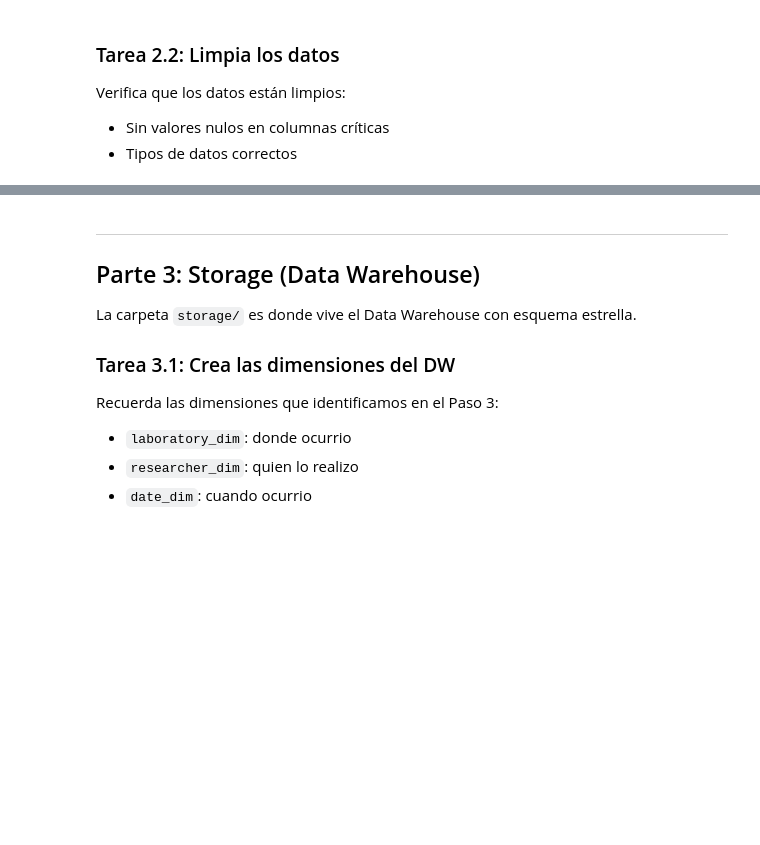
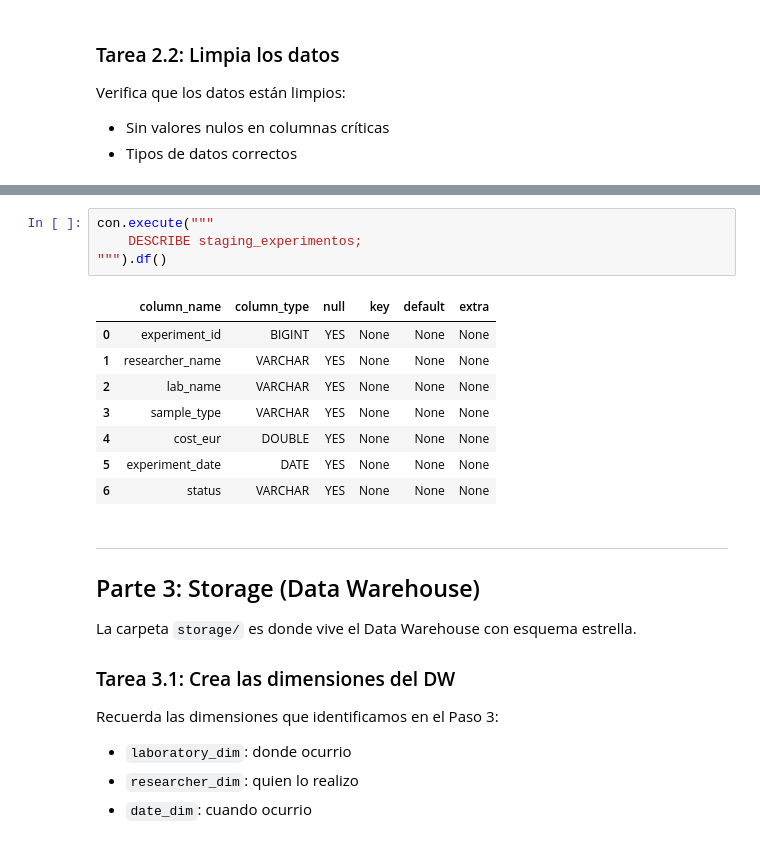
Before and after one commit to anto-rom/pontia-data-warehousing, a Jupyter notebook: 04_star_schema/notebook.ipynb, the cells around one changed output, grey strips where cells are left out. Saved outputs shown, nothing was run; the diff lists cells and outputs as text; blank space fills up the shorter version.

```diff
--- a/04_star_schema/notebook.ipynb
+++ b/04_star_schema/notebook.ipynb
@@ -216,3 +362,16 @@ Verifica que los datos están limpios:
+# %%
+con.execute("""
+    DESCRIBE staging_experimentos;
+""").df()
+# %% [output]
+|  | column_name | column_type | null | key | default | extra |
+| 0 | experiment_id | BIGINT | YES | None | None | None |
+| 1 | researcher_name | VARCHAR | YES | None | None | None |
+| 2 | lab_name | VARCHAR | YES | None | None | None |
+| 3 | sample_type | VARCHAR | YES | None | None | None |
+| 4 | cost_eur | DOUBLE | YES | None | None | None |
+| 5 | experiment_date | DATE | YES | None | None | None |
+| 6 | status | VARCHAR | YES | None | None | None |
 # %% [markdown]
 ---
 
```
Also changed, not shown: parts of 27 cells of this notebook, 1 other file.
